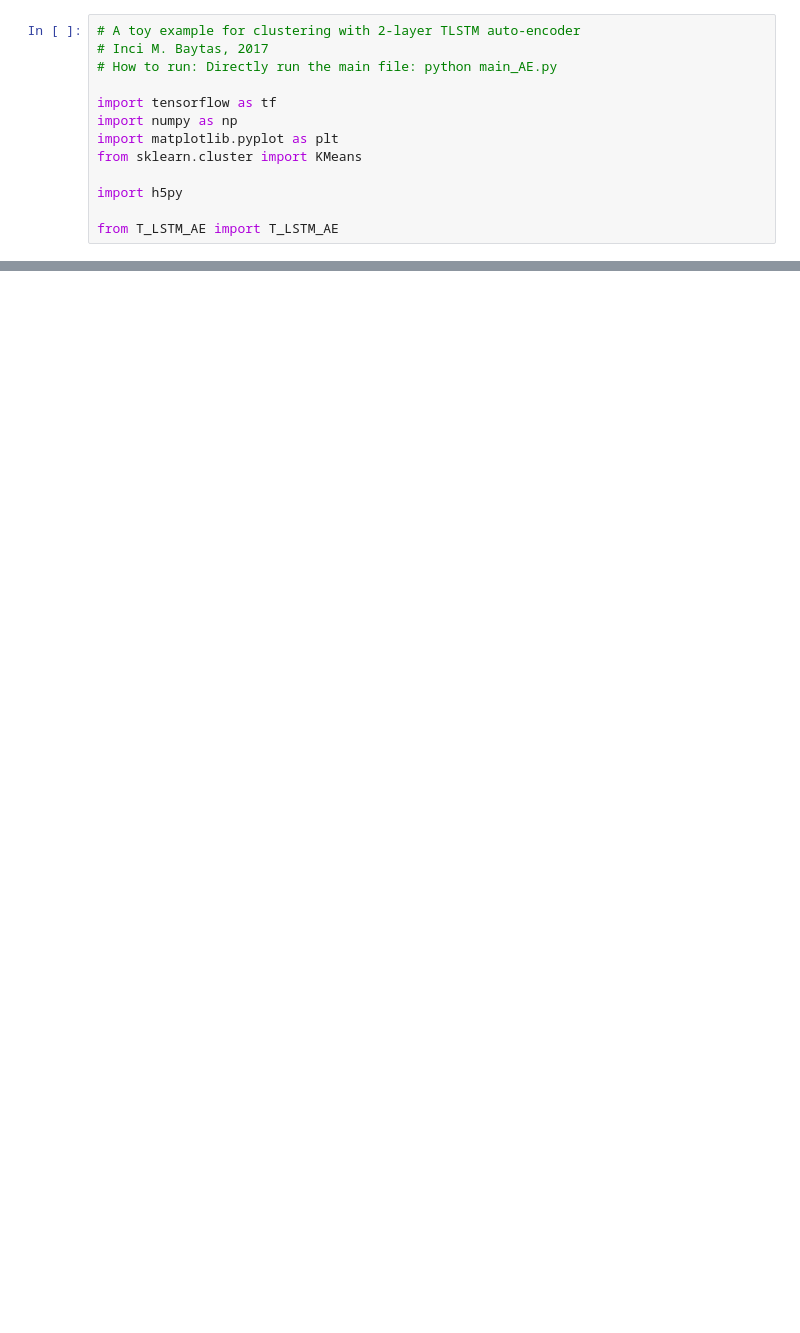
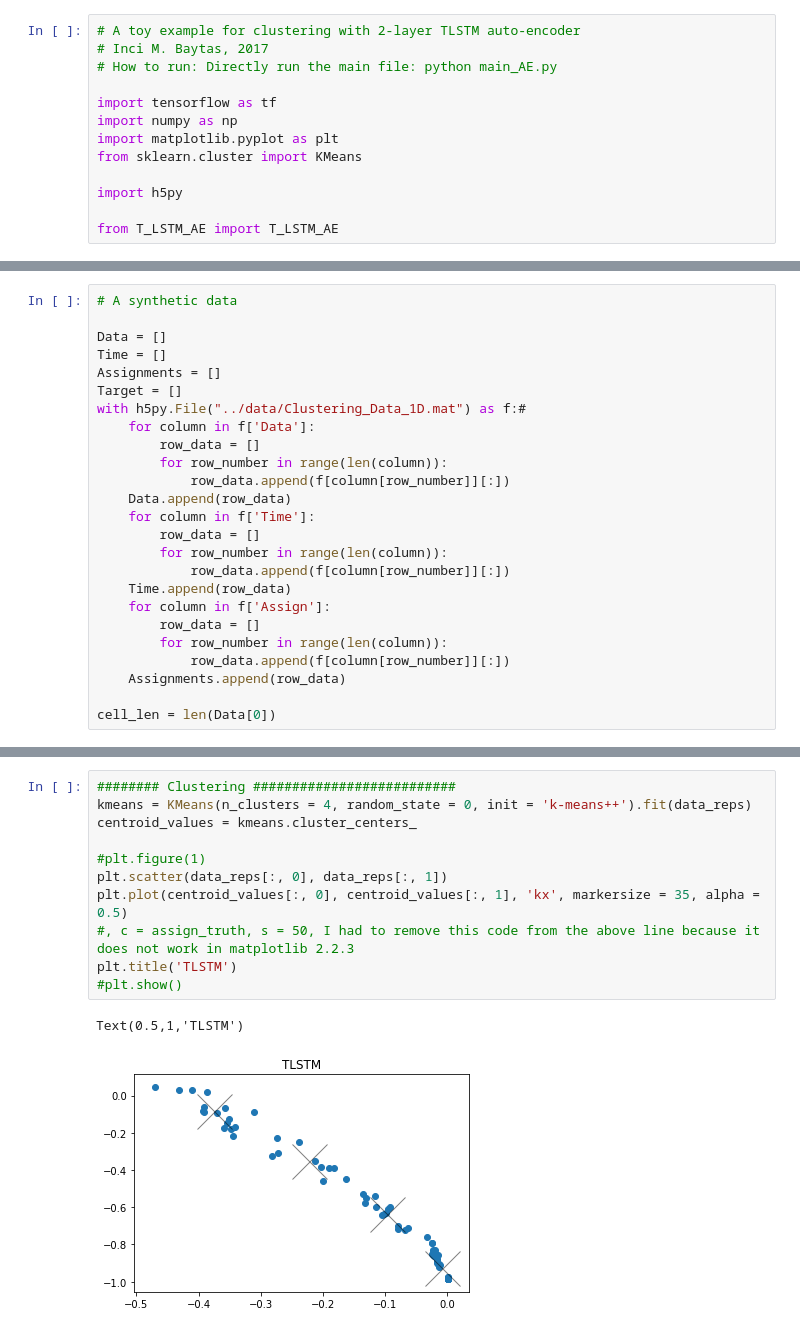
Before and after one commit to butterflyology/T-LSTM, a Jupyter notebook: code/T-LSTM.ipynb, the cells around one changed output, grey strips where cells are left out. Drawn from its saved outputs; the diff is of its cells as text; blank space fills up the shorter version.

```diff
--- a/code/T-LSTM.ipynb
+++ b/code/T-LSTM.ipynb
@@ -17,0 +36,25 @@ from T_LSTM_AE import T_LSTM_AE
+# %%
+# A synthetic data
+
+Data = []
+Time = []
+Assignments = []
+Target = []
+with h5py.File("../data/Clustering_Data_1D.mat") as f:#
+    for column in f['Data']:
+        row_data = []
+        for row_number in range(len(column)):
+            row_data.append(f[column[row_number]][:])
+    Data.append(row_data)
+    for column in f['Time']:
+        row_data = []
+        for row_number in range(len(column)):
+            row_data.append(f[column[row_number]][:])
+    Time.append(row_data)
+    for column in f['Assign']:
+        row_data = []
+        for row_number in range(len(column)):
+            row_data.append(f[column[row_number]][:])
+    Assignments.append(row_data)
+
+cell_len = len(Data[0])
@@ -106,0 +149,14 @@ plt.show()
+# %%
+######## Clustering ##########################
+kmeans = KMeans(n_clusters = 4, random_state = 0, init = 'k-means++').fit(data_reps)
+centroid_values = kmeans.cluster_centers_
+
+#plt.figure(1)
+plt.scatter(data_reps[:, 0], data_reps[:, 1])
+plt.plot(centroid_values[:, 0], centroid_values[:, 1], 'kx', markersize = 35, alpha = 0.5)
+#, c = assign_truth, s = 50, I had to remove this code from the above line because it does not work in matplotlib 2.2.3
+plt.title('TLSTM')
+#plt.show()
+# %% [output]
+Text(0.5,1,'TLSTM')
+[figure, added]
```
Also changed, not shown: parts of 16 cells of this notebook.
